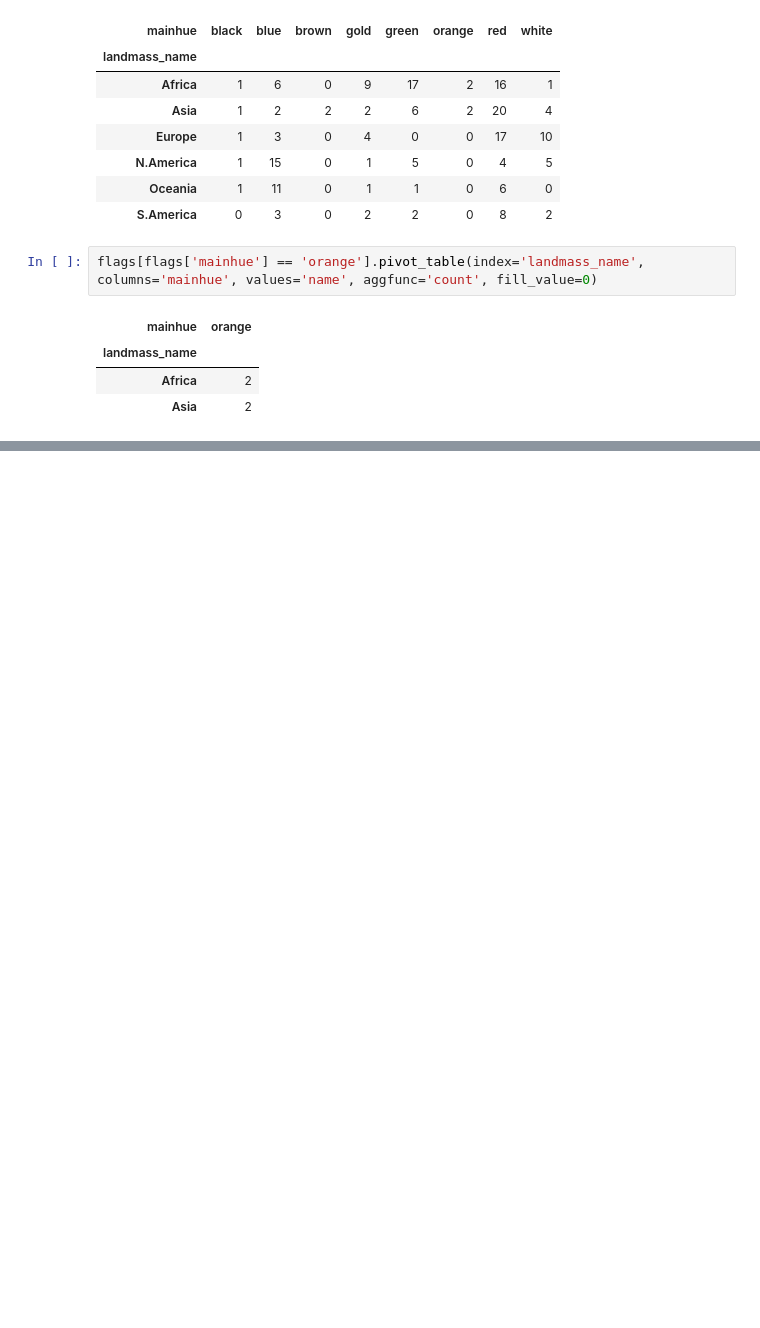
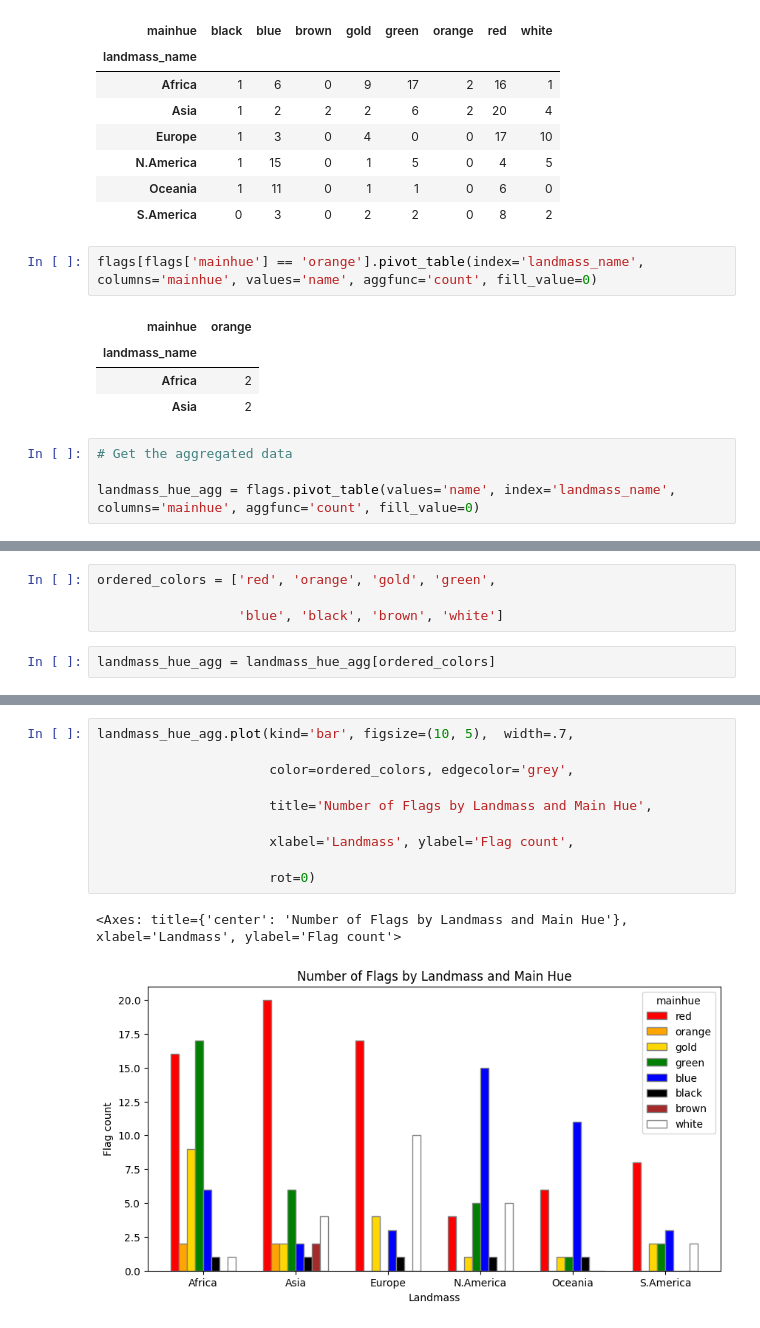
Before and after one commit to SebastianTheAnalyst/Masterschool_Practise_flags, a Jupyter notebook: Masterschool_Practise_flags.ipynb, the cells around one changed output, grey strips where cells are left out. Cells and saved outputs as stored; diff of their text form; blank space fills up the shorter version.

```diff
--- a/Masterschool_Practise_flags.ipynb
+++ b/Masterschool_Practise_flags.ipynb
@@ -154,3 +154,7 @@ flags[flags['mainhue'] == 'orange'].pivot_table(index='landmass_name', columns='
 | landmass_name |  |
 | Africa | 2 |
 | Asia | 2 |
+# %%
+# Get the aggregated data
+
+landmass_hue_agg = flags.pivot_table(values='name', index='landmass_name', columns='mainhue', aggfunc='count', fill_value=0)
@@ -156,0 +178,6 @@ flags[flags['mainhue'] == 'orange'].pivot_table(index='landmass_name', columns='
+# %%
+ordered_colors = ['red', 'orange', 'gold', 'green',
+
+                  'blue', 'black', 'brown', 'white']
+# %%
+landmass_hue_agg = landmass_hue_agg[ordered_colors]
@@ -156,0 +194,13 @@ flags[flags['mainhue'] == 'orange'].pivot_table(index='landmass_name', columns='
+# %%
+landmass_hue_agg.plot(kind='bar', figsize=(10, 5),  width=.7,
+
+                      color=ordered_colors, edgecolor='grey',
+
+                      title='Number of Flags by Landmass and Main Hue',
+
+                      xlabel='Landmass', ylabel='Flag count',
+
+                      rot=0)
+# %% [output]
+<Axes: title={'center': 'Number of Flags by Landmass and Main Hue'}, xlabel='Landmass', ylabel='Flag count'>
+[figure, added]
```
Also changed, not shown: parts of 3 cells of this notebook.
